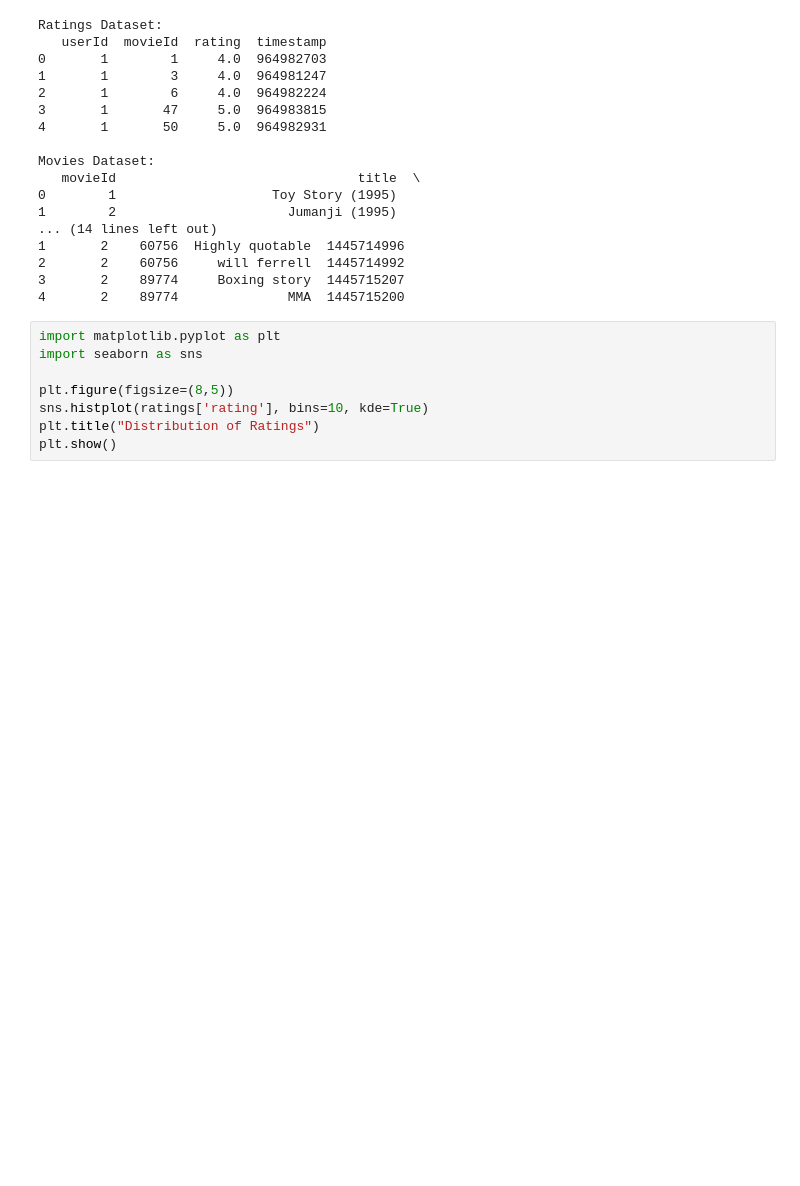
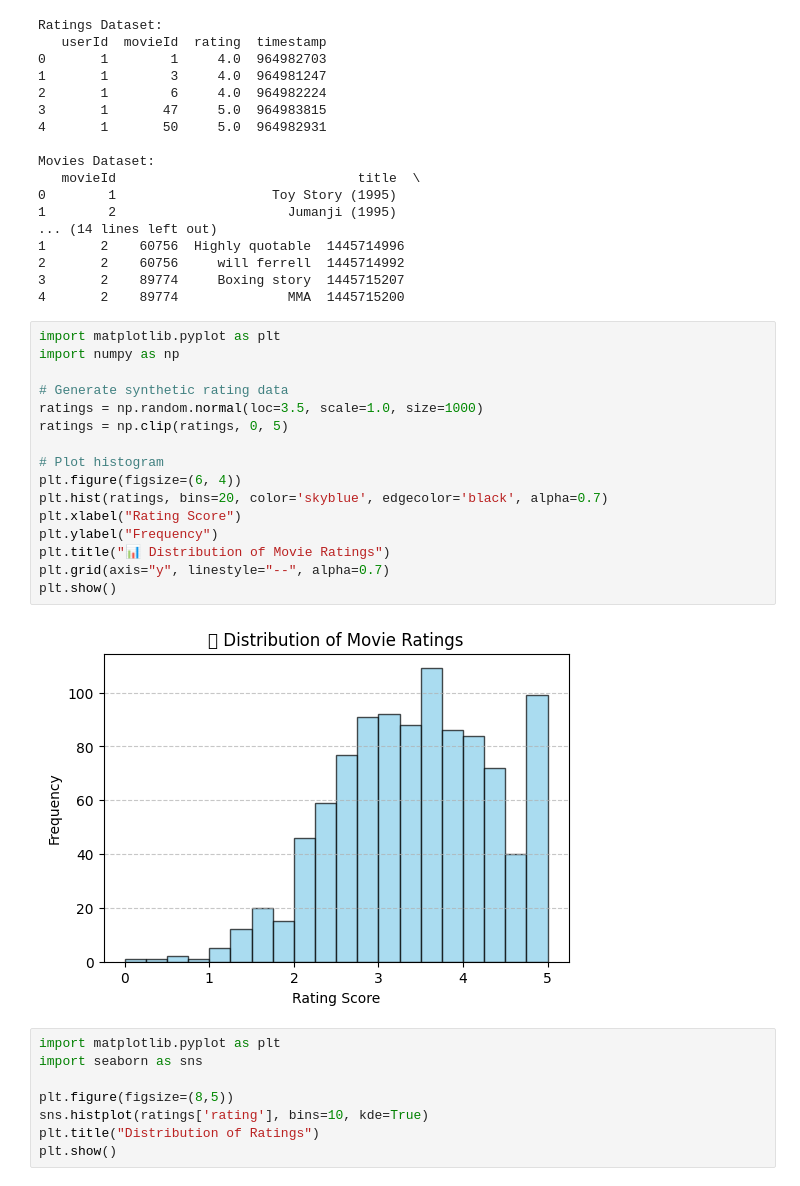
Before and after one commit to Otim135/Phase_4_Project, a Jupyter notebook: Recommendation_systems.ipynb, the cells around one changed output. Drawn from its saved outputs; the diff is of its cells as text; blank space fills up the shorter version.

Commit message:
Added movie rating distribution visualization in Data Exploration section.

```diff
--- a/Recommendation_systems.ipynb
+++ b/Recommendation_systems.ipynb
@@ -109,6 +75,24 @@ Movies Dataset:
 2       2    60756     will ferrell  1445714992
 3       2    89774     Boxing story  1445715207
 4       2    89774              MMA  1445715200
+# %%
+import matplotlib.pyplot as plt
+import numpy as np
+
+# Generate synthetic rating data
+ratings = np.random.normal(loc=3.5, scale=1.0, size=1000)
+ratings = np.clip(ratings, 0, 5)
+
+# Plot histogram
+plt.figure(figsize=(6, 4))
+plt.hist(ratings, bins=20, color='skyblue', edgecolor='black', alpha=0.7)
+plt.xlabel("Rating Score")
+plt.ylabel("Frequency")
+plt.title("📊 Distribution of Movie Ratings")
+plt.grid(axis="y", linestyle="--", alpha=0.7)
+plt.show()
+# %% [output]
+[figure, added]
 # %%
 import matplotlib.pyplot as plt
 import seaborn as sns
```
Also changed, not shown: parts of 7 cells of this notebook.
